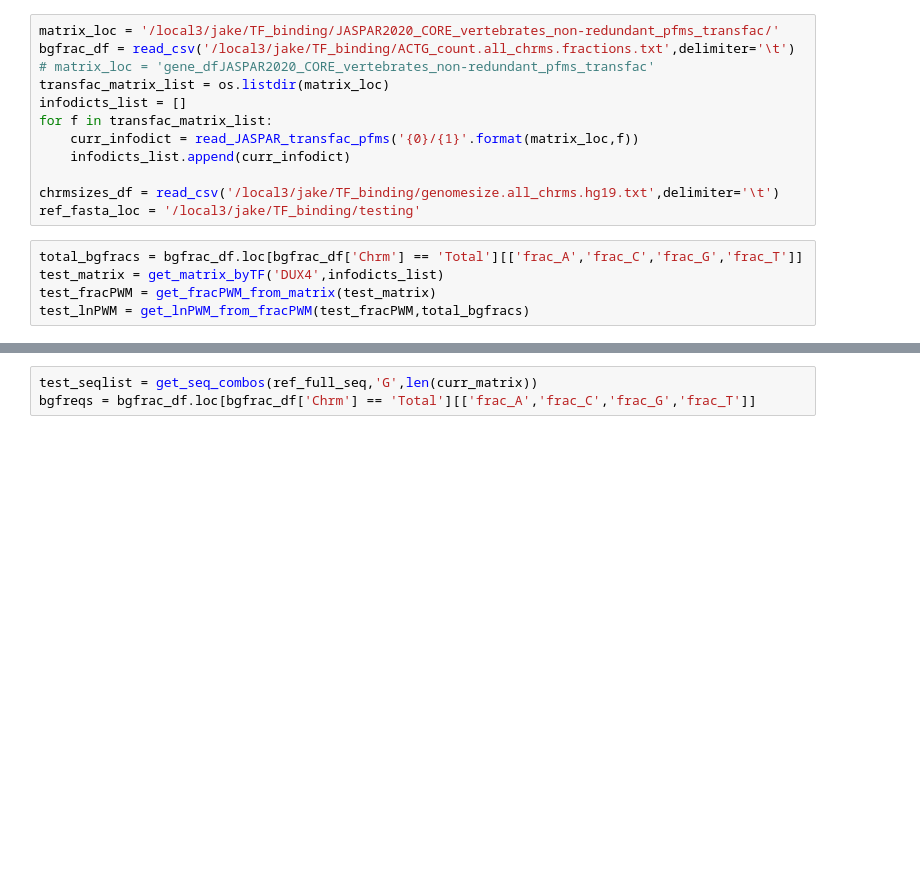
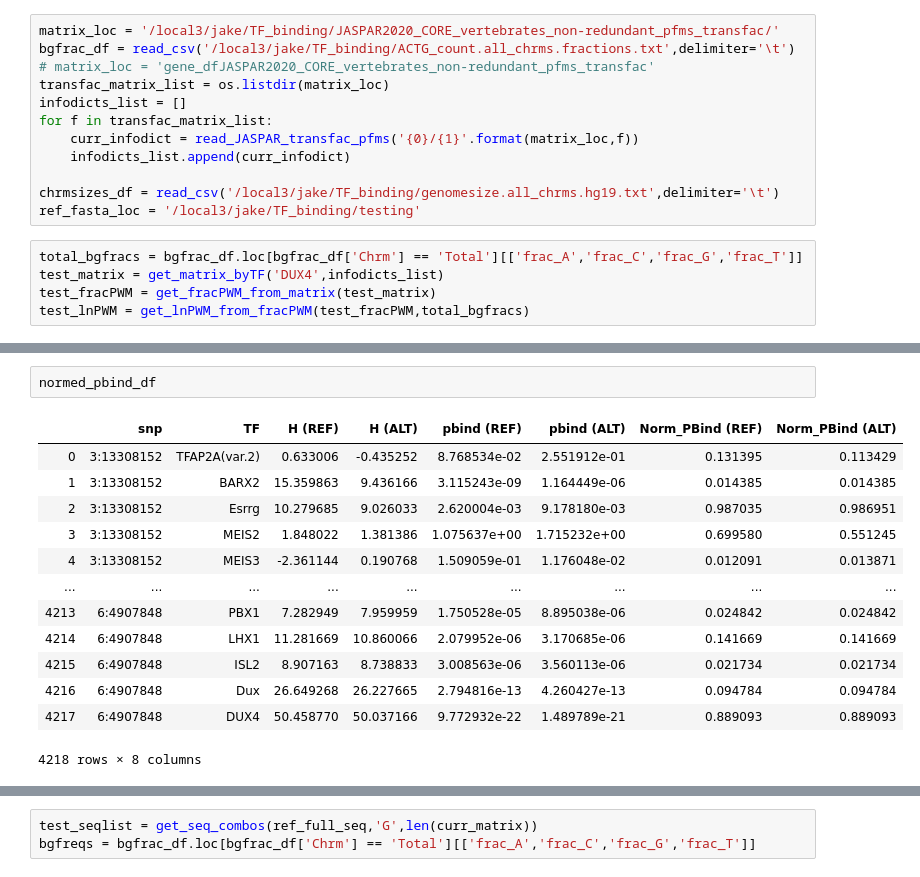
Before and after one commit to TishkoffLab/TF_Binding_scores, a Jupyter notebook: python_notebooks/TF_PosWeightMatrix_analysis.ipynb, the cells around one changed output, grey strips where cells are left out. Cells and saved outputs as stored; diff of their text form; blank space fills up the shorter version.

```diff
--- a/python_notebooks/TF_PosWeightMatrix_analysis.ipynb
+++ b/python_notebooks/TF_PosWeightMatrix_analysis.ipynb
@@ -450,3 +594,19 @@ infodicts_list[0]
+# %%
+normed_pbind_df
+# %% [output]
+|  | snp | TF | H (REF) | H (ALT) | pbind (REF) | pbind (ALT) | Norm_PBind (REF) | Norm_PBind (ALT) |
+| 0 | 3:13308152 | TFAP2A(var.2) | 0.633006 | -0.435252 | 8.768534e-02 | 2.551912e-01 | 0.131395 | 0.113429 |
+| 1 | 3:13308152 | BARX2 | 15.359863 | 9.436166 | 3.115243e-09 | 1.164449e-06 | 0.014385 | 0.014385 |
+| 2 | 3:13308152 | Esrrg | 10.279685 | 9.026033 | 2.620004e-03 | 9.178180e-03 | 0.987035 | 0.986951 |
+| 3 | 3:13308152 | MEIS2 | 1.848022 | 1.381386 | 1.075637e+00 | 1.715232e+00 | 0.699580 | 0.551245 |
+| 4 | 3:13308152 | MEIS3 | -2.361144 | 0.190768 | 1.509059e-01 | 1.176048e-02 | 0.012091 | 0.013871 |
+| ... | ... | ... | ... | ... | ... | ... | ... | ... |
+| 4213 | 6:4907848 | PBX1 | 7.282949 | 7.959959 | 1.750528e-05 | 8.895038e-06 | 0.024842 | 0.024842 |
+| 4214 | 6:4907848 | LHX1 | 11.281669 | 10.860066 | 2.079952e-06 | 3.170685e-06 | 0.141669 | 0.141669 |
+| 4215 | 6:4907848 | ISL2 | 8.907163 | 8.738833 | 3.008563e-06 | 3.560113e-06 | 0.021734 | 0.021734 |
+| 4216 | 6:4907848 | Dux | 26.649268 | 26.227665 | 2.794816e-13 | 4.260427e-13 | 0.094784 | 0.094784 |
+| 4217 | 6:4907848 | DUX4 | 50.458770 | 50.037166 | 9.772932e-22 | 1.489789e-21 | 0.889093 | 0.889093 |
+4218 rows × 8 columns
 # %%
 def get_seq_combos(seq,al,tf_len):
     seqs_list = []
```
Also changed, not shown: parts of 30 cells of this notebook, 2 other files.
